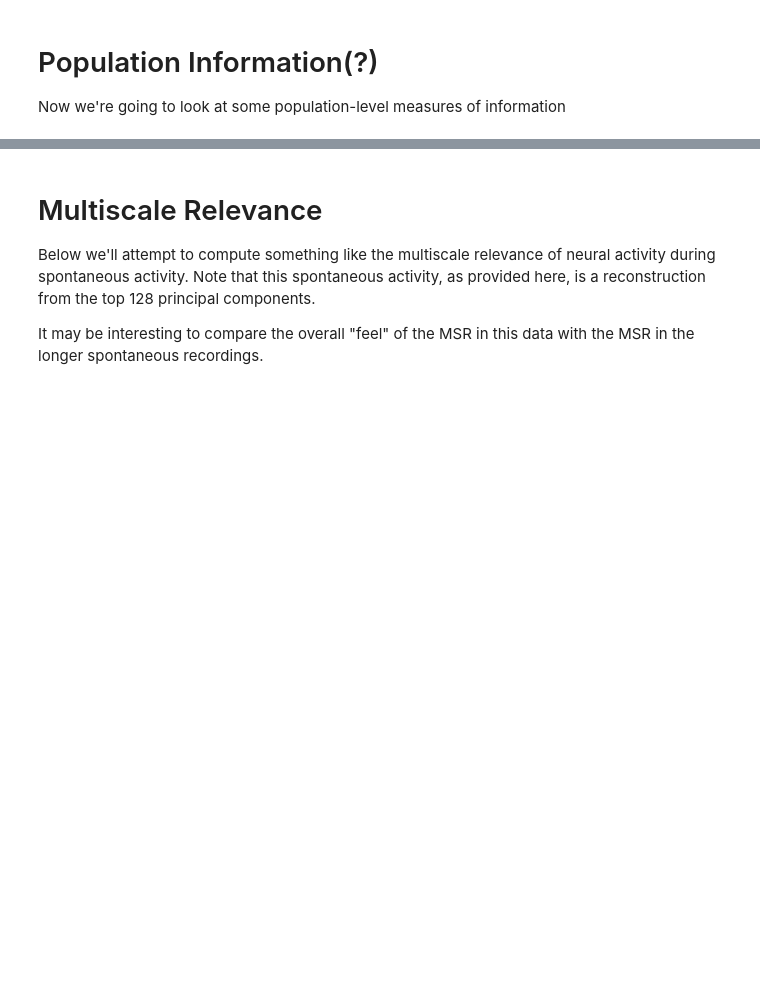
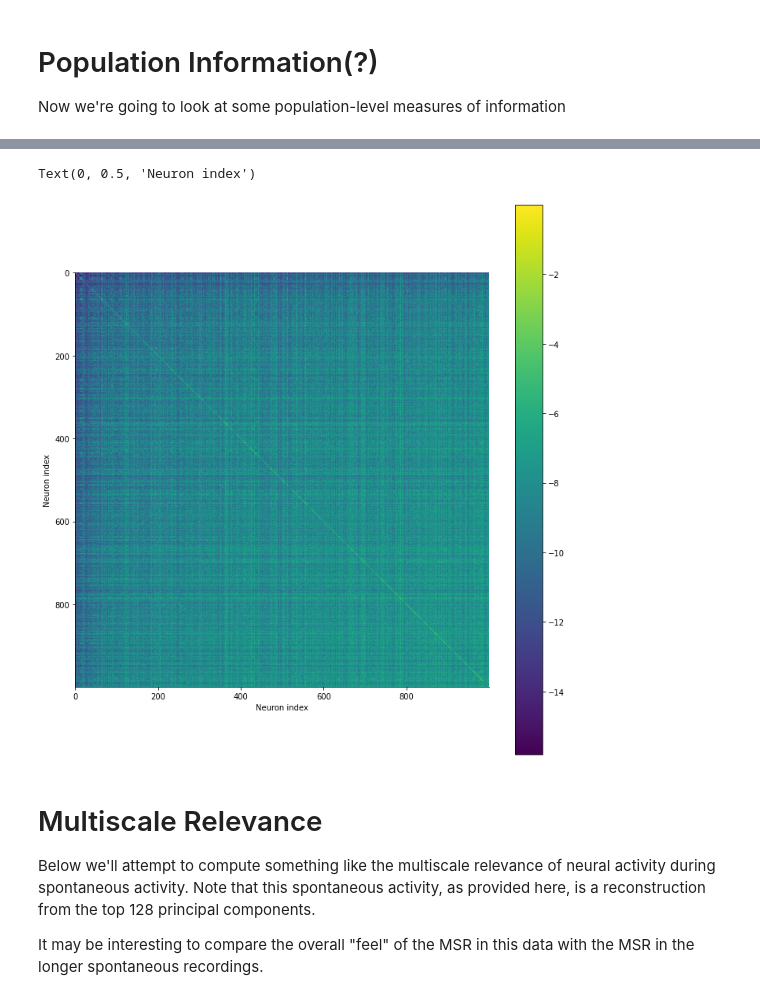
Before and after one commit to sekunder/NMA_Project, a Jupyter notebook: Orientation_Selectivity.ipynb, the cells around one changed output, grey strips where cells are left out. Drawn from its saved outputs; the diff is of its cells as text; code cells hidden in the pictures; blank space fills up the shorter version.

```diff
--- a/Orientation_Selectivity.ipynb
+++ b/Orientation_Selectivity.ipynb
@@ -331,3 +333,12 @@ NameError: ignored
+# %%
+plt.figure(figsize=(10,10))
+plt.imshow(np.log(PMI))
+plt.colorbar()
+plt.xlabel("Neuron index")
+plt.ylabel("Neuron index")
+# %% [output]
+Text(0, 0.5, 'Neuron index')
+[figure, added]
 # %% [markdown]
 # Multiscale Relevance
 
```
Also changed, not shown: parts of 9 cells of this notebook.
